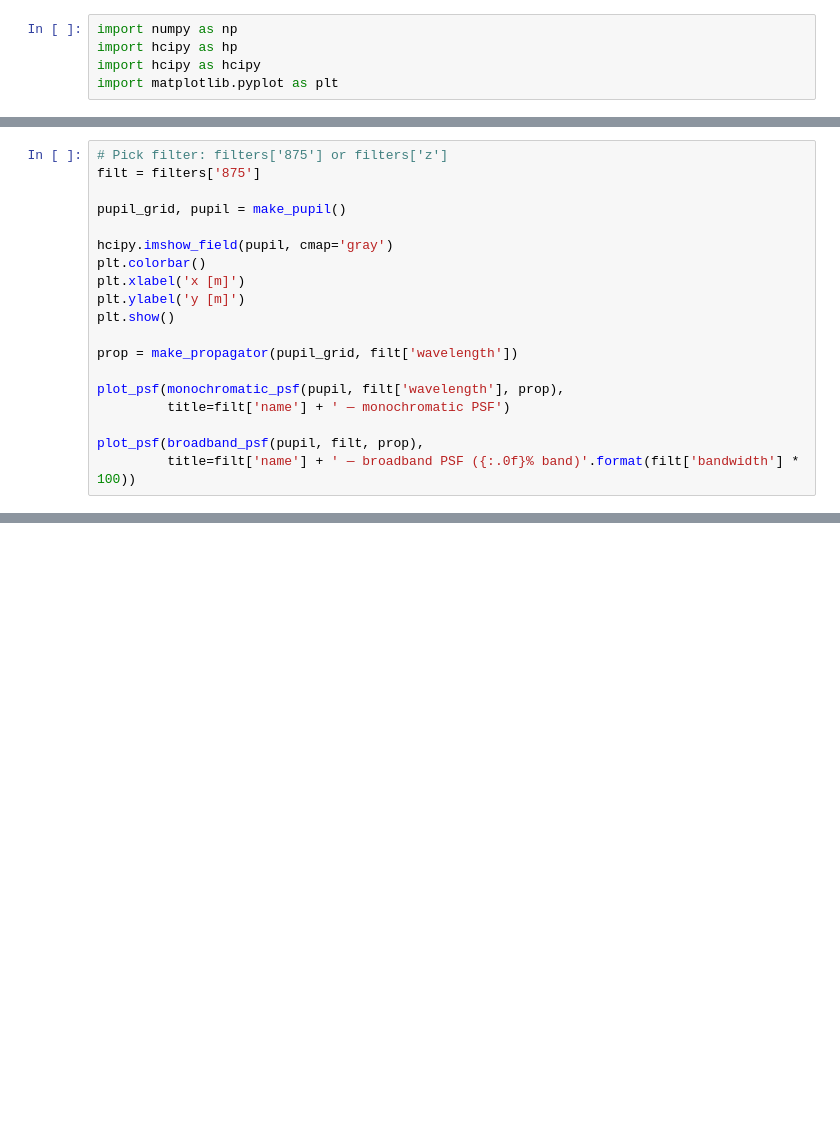
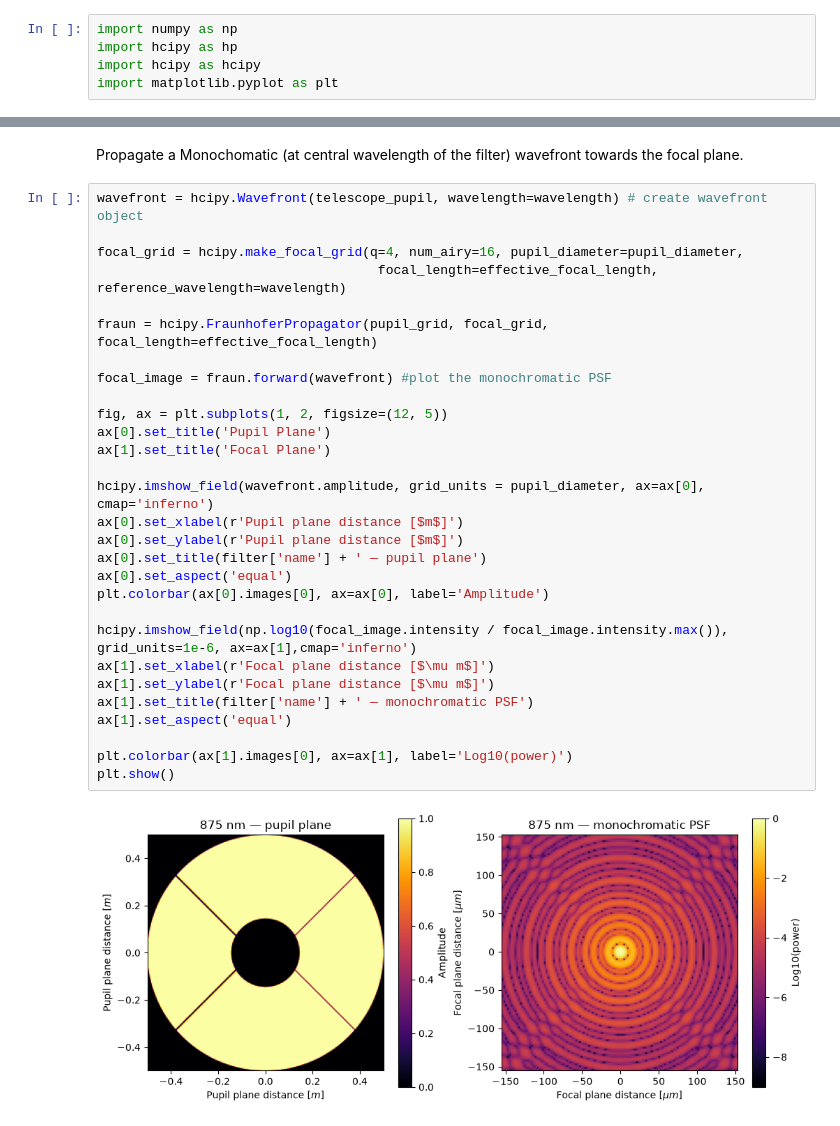
Before and after one commit to armandbl/PIAACMC, a Jupyter notebook: PIAACMC.ipynb, the cells around one changed output, grey strips where cells are left out. Cells and saved outputs as stored; diff of their text form; blank space fills up the shorter version.

Commit message:
Broadband PSF + filters

```diff
--- a/PIAACMC.ipynb
+++ b/PIAACMC.ipynb
@@ -50,19 +42,0 @@ def plot_psf(psf, title=''):
-# %%
-# Pick filter: filters['875'] or filters['z']
-filt = filters['875']
-
-pupil_grid, pupil = make_pupil()
-
-hcipy.imshow_field(pupil, cmap='gray')
-plt.colorbar()
-plt.xlabel('x [m]')
-plt.ylabel('y [m]')
-plt.show()
-
-prop = make_propagator(pupil_grid, filt['wavelength'])
-
-plot_psf(monochromatic_psf(pupil, filt['wavelength'], prop),
-         title=filt['name'] + ' — monochromatic PSF')
-
-plot_psf(broadband_psf(pupil, filt, prop),
-         title=filt['name'] + ' — broadband PSF ({:.0f}% band)'.format(filt['bandwidth'] * 100))
@@ -72,0 +43,33 @@ plot_psf(broadband_psf(pupil, filt, prop),
+# %% [markdown]
+Propagate a Monochomatic (at central wavelength of the filter) wavefront towards the focal plane.
+# %%
+wavefront = hcipy.Wavefront(telescope_pupil, wavelength=wavelength) # create wavefront object
+
+focal_grid = hcipy.make_focal_grid(q=4, num_airy=16, pupil_diameter=pupil_diameter,
+                                    focal_length=effective_focal_length, reference_wavelength=wavelength)
+
+fraun = hcipy.FraunhoferPropagator(pupil_grid, focal_grid, focal_length=effective_focal_length)
+
+focal_image = fraun.forward(wavefront) #plot the monochromatic PSF
+
+fig, ax = plt.subplots(1, 2, figsize=(12, 5))
+ax[0].set_title('Pupil Plane')
+ax[1].set_title('Focal Plane')
+
+hcipy.imshow_field(wavefront.amplitude, grid_units = pupil_diameter, ax=ax[0], cmap='inferno')
+ax[0].set_xlabel(r'Pupil plane distance [$m$]')
+ax[0].set_ylabel(r'Pupil plane distance [$m$]')
+ax[0].set_title(filter['name'] + ' — pupil plane')
+ax[0].set_aspect('equal')
+plt.colorbar(ax[0].images[0], ax=ax[0], label='Amplitude')
+
+hcipy.imshow_field(np.log10(focal_image.intensity / focal_image.intensity.max()), grid_units=1e-6, ax=ax[1],cmap='inferno')
+ax[1].set_xlabel(r'Focal plane distance [$\mu m$]')
+ax[1].set_ylabel(r'Focal plane distance [$\mu m$]')
+ax[1].set_title(filter['name'] + ' — monochromatic PSF')
+ax[1].set_aspect('equal')
+
+plt.colorbar(ax[1].images[0], ax=ax[1], label='Log10(power)')
+plt.show()
+# %% [output]
+[figure, added]
```
Also changed, not shown: parts of 9 cells of this notebook, 1 other file.
